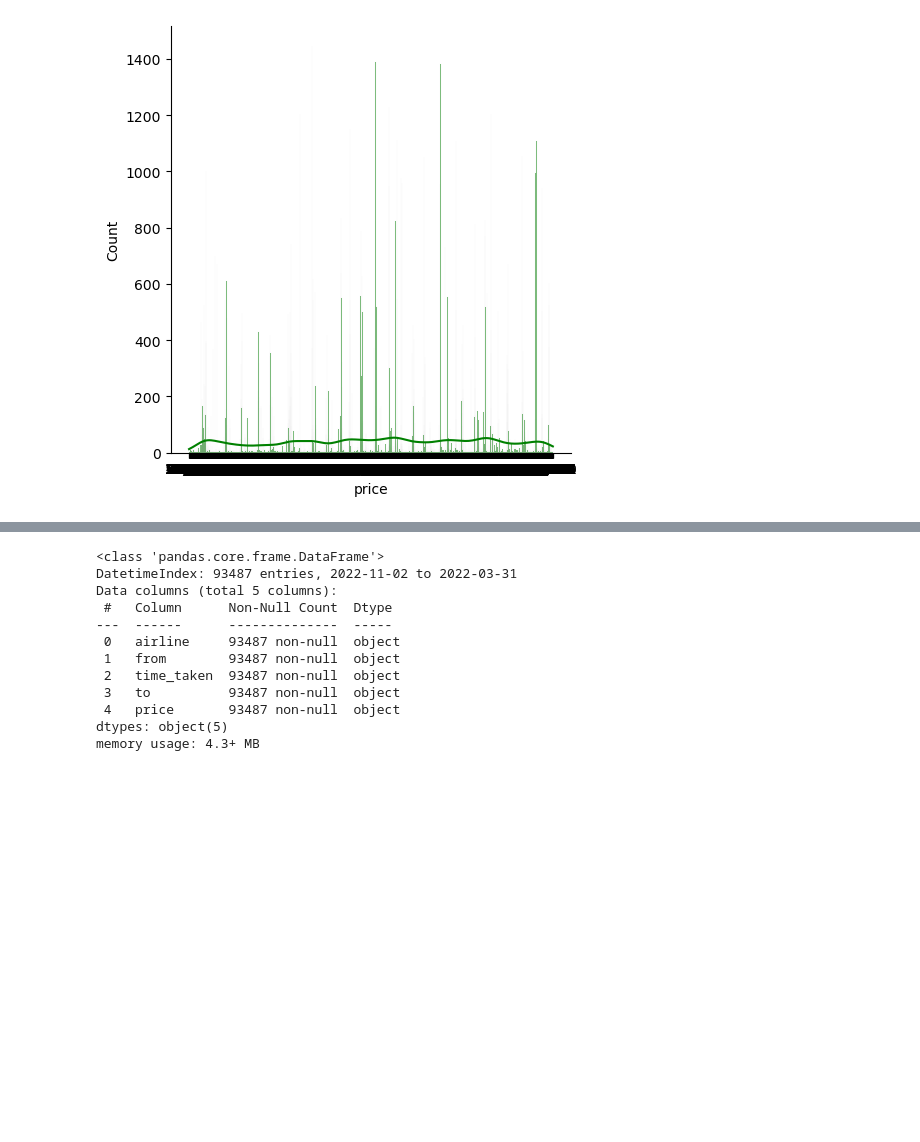
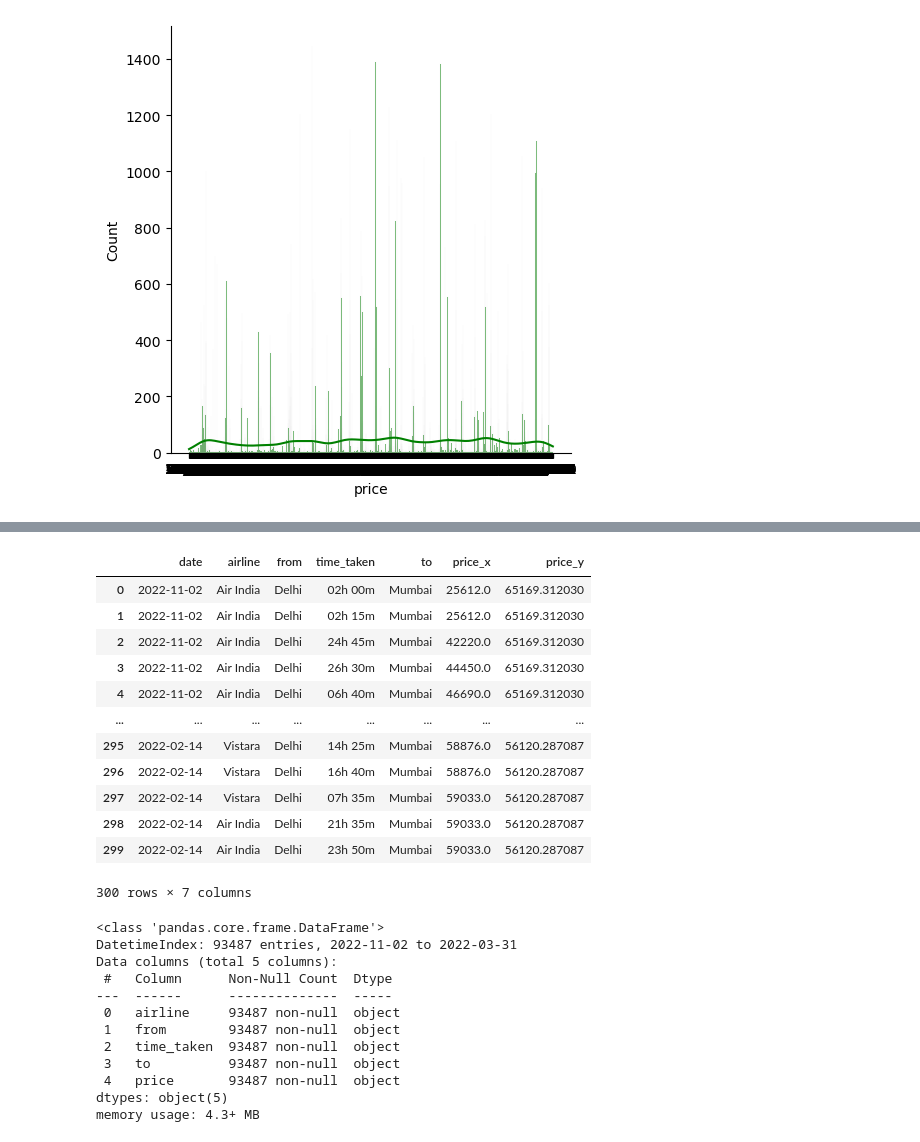
Before and after one commit to JulianaCBrum/MACHINE-LEARNING-, a Jupyter notebook: CA1_ML_Sem2.ipynb, the cells around one changed output, grey strips where cells are left out. Cells and saved outputs as stored; diff of their text form; code cells hidden in the pictures; blank space fills up the shorter version.

Commit message:
Times series

```diff
--- a/CA1_ML_Sem2.ipynb
+++ b/CA1_ML_Sem2.ipynb
@@ -202,0 +202,6 @@ df1.head()
+# %%
+# Remove non-numeric characters from the 'price' column
+df1['price'] = df1['price'].str.replace(',', '').astype(float)
+
+# Print the DataFrame with the converted 'price' column
+df1.head()
@@ -202,0 +215,9 @@ df1.head()
+# %%
+# Convert 'date' column to datetime
+df1['date'] = pd.to_datetime(df1['date'])
+
+# Group the data by day and calculate the mean for each day
+df1_daily_mean = df1.groupby(df1['date'].dt.date)['price'].mean()
+
+# Print the aggregated DataFrame
+df1_daily_mean
@@ -202,0 +242,9 @@ df1.head()
+# %%
+# Convert the 'date' column to a datetime type
+df1['date'] = pd.to_datetime(df1['date'])
+
+# Set the 'date' column as the index
+df1.set_index('date', inplace=True)
+
+# Print the DataFrame to verify the changes
+df1.head(200)
@@ -203,3 +266,26 @@ df1.head()
+# %%
+
+df1_daily_mean['date'] = pd.to_datetime(df1_daily_mean['date'])
+
+# Merge the DataFrames
+merged_df = pd.merge(df1, df1_daily_mean, on='date', how='left')
+
+# Print the merged DataFrame
+merged_df.head(300)
+# %% [output]
+|  | date | airline | from | time_taken | to | price_x | price_y |
+| 0 | 2022-11-02 | Air India | Delhi | 02h 00m | Mumbai | 25612.0 | 65169.312030 |
+| 1 | 2022-11-02 | Air India | Delhi | 02h 15m | Mumbai | 25612.0 | 65169.312030 |
+| 2 | 2022-11-02 | Air India | Delhi | 24h 45m | Mumbai | 42220.0 | 65169.312030 |
+| 3 | 2022-11-02 | Air India | Delhi | 26h 30m | Mumbai | 44450.0 | 65169.312030 |
+| 4 | 2022-11-02 | Air India | Delhi | 06h 40m | Mumbai | 46690.0 | 65169.312030 |
+| ... | ... | ... | ... | ... | ... | ... | ... |
+| 295 | 2022-02-14 | Vistara | Delhi | 14h 25m | Mumbai | 58876.0 | 56120.287087 |
+| 296 | 2022-02-14 | Vistara | Delhi | 16h 40m | Mumbai | 58876.0 | 56120.287087 |
+| 297 | 2022-02-14 | Vistara | Delhi | 07h 35m | Mumbai | 59033.0 | 56120.287087 |
+| 298 | 2022-02-14 | Air India | Delhi | 21h 35m | Mumbai | 59033.0 | 56120.287087 |
+| 299 | 2022-02-14 | Air India | Delhi | 23h 50m | Mumbai | 59033.0 | 56120.287087 |
+300 rows × 7 columns
 # %%
 # Plot the data present in the dataframe
 df1.info()
```
Also changed, not shown: parts of 15 cells of this notebook.
